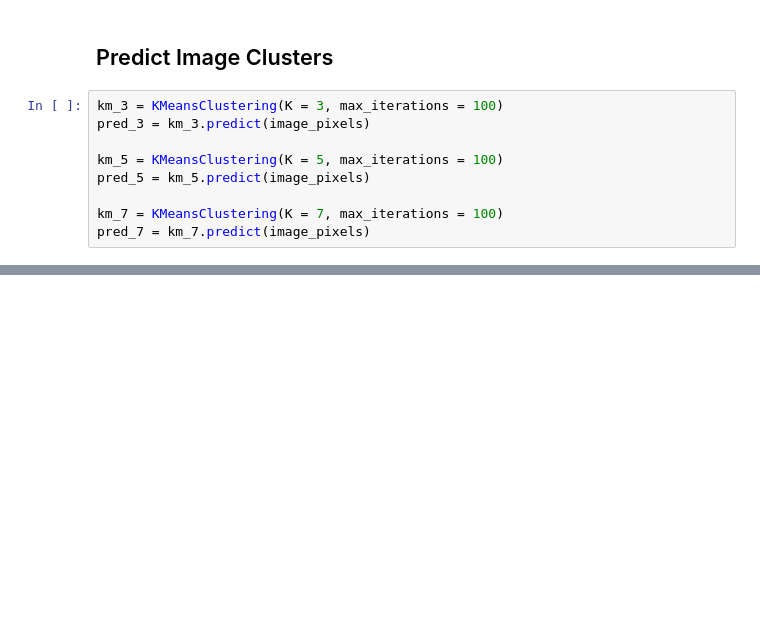
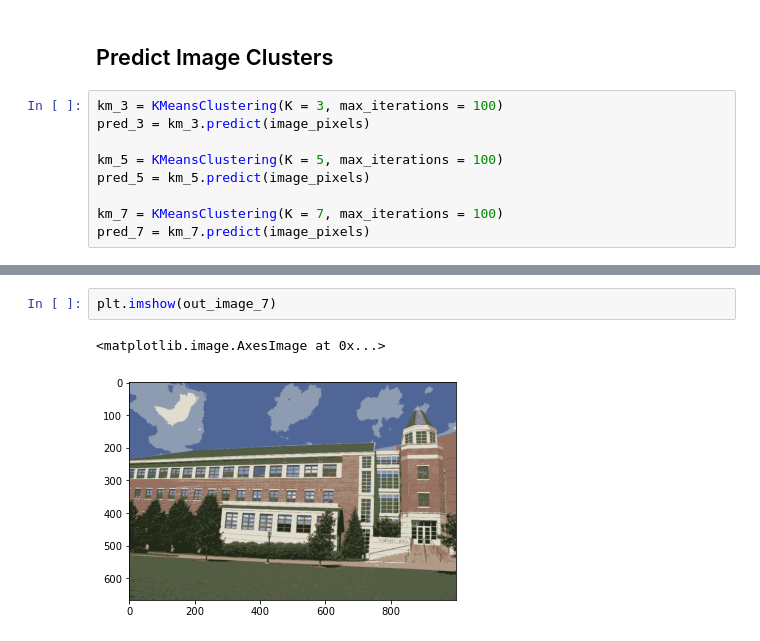
Before and after one commit to cjgwx7/CMP_SC-8650-Computer-Vision, a Jupyter notebook: homework/assignment-1/kmeans.ipynb, the cells around one changed output, grey strips where cells are left out. Cells and saved outputs as stored; diff of their text form; blank space fills up the shorter version.

```diff
--- a/homework/assignment-1/kmeans.ipynb
+++ b/homework/assignment-1/kmeans.ipynb
@@ -88,0 +80,5 @@ plt.imshow(out_image)
+# %%
+plt.imshow(out_image_7)
+# %% [output]
+<matplotlib.image.AxesImage at 0x...>
+[figure, added]
```
Also changed, not shown: parts of 10 cells of this notebook.
